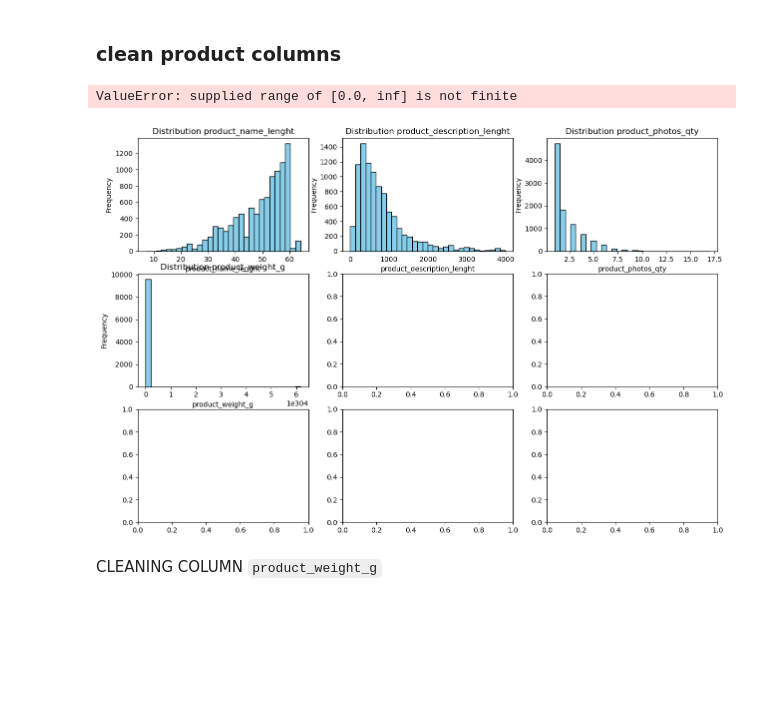
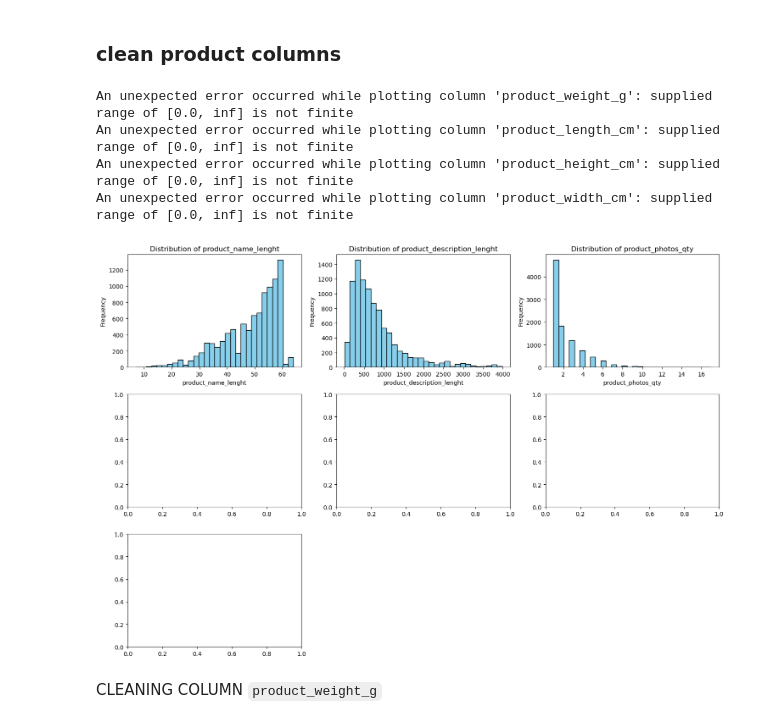
Before and after one commit to RizkiRdm/Olist-E-commerce-Performance-Analysis, a Jupyter notebook: notebooks/data_cleaning.ipynb, the cells around one changed output. Drawn from its saved outputs; the diff is of its cells as text; code cells hidden in the pictures; blank space fills up the shorter version.

```diff
--- a/notebooks/data_cleaning.ipynb
+++ b/notebooks/data_cleaning.ipynb
@@ -83,35 +83,61 @@ print(ecom_data_df["product_category_name"].isnull().sum())
 # %% [markdown]
 ### clean product columns
 # %%
-# # make histogram for numerical product columns
-numerical_product_cols = [
-    "product_name_lenght",
-    "product_description_lenght",
-    "product_photos_qty",
-    "product_weight_g",
-    "product_length_cm",
-    "product_height_cm",
-    "product_width_cm",
-]
-fig, axes = plt.subplots(nrows=3, ncols=3, figsize=(15, 10))
-axes = axes.flatten()
+try:
+    # make histogram for numerical product columns
+    numerical_product_cols = [
+        "product_name_lenght",
+        "product_description_lenght",
+        "product_photos_qty",
+        "product_weight_g",
+        "product_length_cm",
+        "product_height_cm",
+        "product_width_cm",
+    ]
+    fig, axes = plt.subplots(nrows=3, ncols=3, figsize=(15, 10))
+    axes = axes.flatten()
 
-for i, col in enumerate(numerical_product_cols):
-    ax = axes[i]
-    ax.hist(ecom_data_df[col].dropna(), bins=30, color="skyblue", edgecolor="black")
-    ax.set_title(f"Distribution {col}")
-    ax.set_xlabel(col)
-    ax.set_ylabel("Frequency")
+    for i, col in enumerate(numerical_product_cols):
+        try:
+            ax = axes[i]
+            ax.hist(
+                ecom_data_df[col].dropna(), bins=30, color="skyblue", edgecolor="black"
+            )
+            ax.set_title(f"Distribution of {col}")
+            ax.set_xlabel(col)
+            ax.set_ylabel("Frequency")
+        except KeyError as e:
+            print(
+                f"Error: Column '{col}' not found in ecom_data_df. Skipping histogram for this column."
+            )
+        except AttributeError as e:
+            print(
+                f"Error: Attribute issue while plotting column '{col}'. Ensure ecom_data_df is a DataFrame and '{col}' is a valid column."
+            )
+        except IndexError as e:
+            print(f"Error: Not enough subplots for column '{col}'.")
+            break  # Stop the loop if there are no more subplots
+        except Exception as e:
+            print(f"An unexpected error occurred while plotting column '{col}': {e}")
 
-if len(numerical_product_cols) < len(axes):
-    for i in range(numerical_product_cols), len(axes):
-        fig.delaxes(axes[i])
+    # Corrected way to handle extra subplots
+    if len(numerical_product_cols) < len(axes):
+        for i in range(len(numerical_product_cols), len(axes)):
+            fig.delaxes(axes[i])
 
-plt.tight_layout()
-plt.show()
+    plt.tight_layout()
+    plt.show()
+
+except Exception as overall_e:
+    print(
+        f"An overall error occurred during the histogram plotting process: {overall_e}"
+    )
 # %% [output]
-ValueError: supplied range of [0.0, inf] is not finite
+An unexpected error occurred while plotting column 'product_weight_g': supplied range of [0.0, inf] is not finite
+An unexpected error occurred while plotting column 'product_length_cm': supplied range of [0.0, inf] is not finite
+An unexpected error occurred while plotting column 'product_height_cm': supplied range of [0.0, inf] is not finite
+An unexpected error occurred while plotting column 'product_width_cm': supplied range of [0.0, inf] is not finite
-[figure, old version]
+[figure, new version]
 # %% [markdown]
 CLEANING COLUMN `product_weight_g`
 # %%
```
Also changed, not shown: parts of 19 cells of this notebook.
